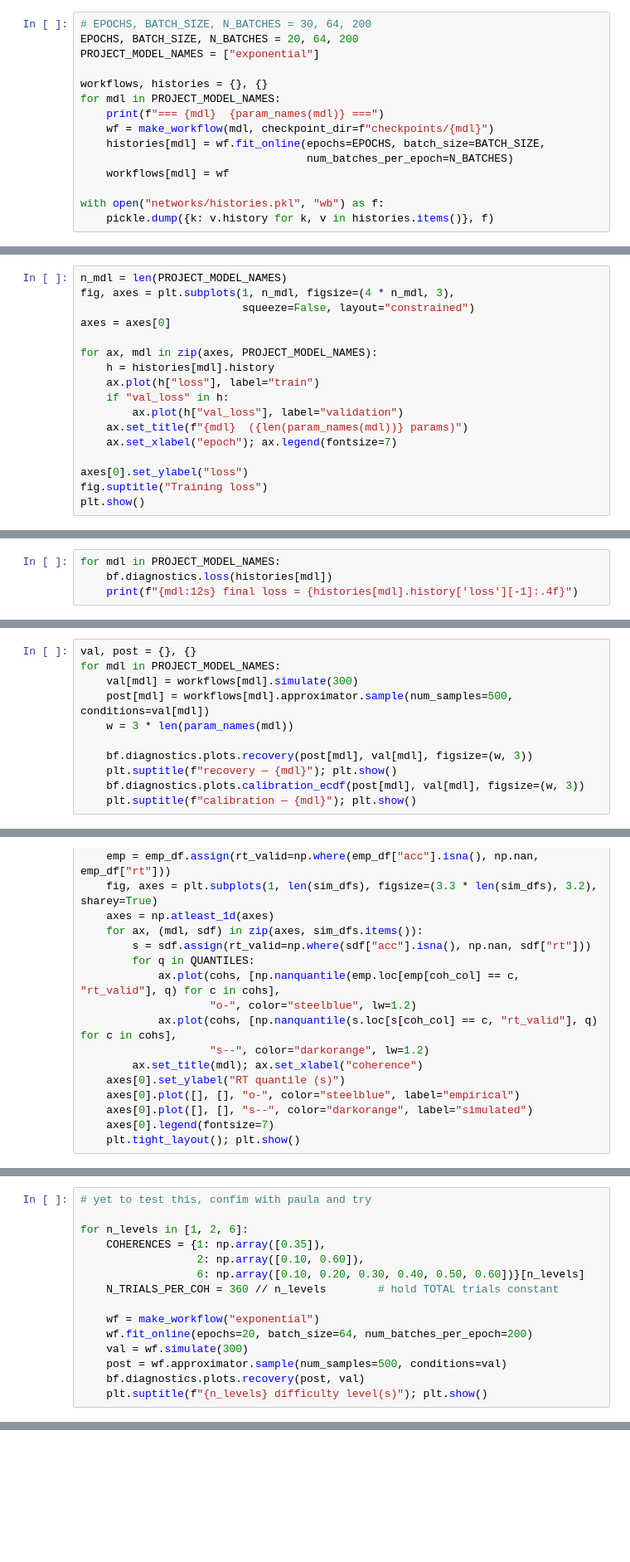
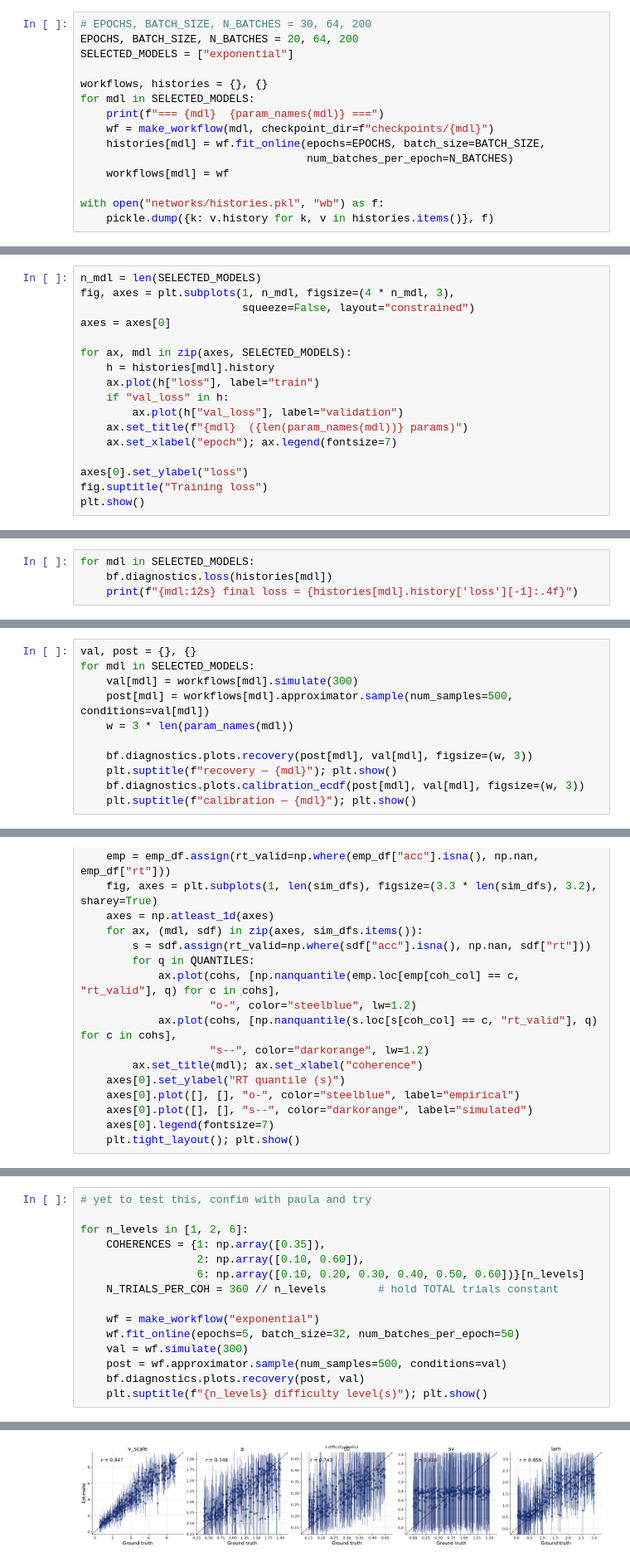
Before and after one commit to dhakalmahima188/Modeling-Non-Linear-Decision-Boundaries-in-DDM, a Jupyter notebook: models/ddm_simulator_v4.ipynb, the cells around one changed output, grey strips where cells are left out. Shown at 83% size. Saved outputs shown, nothing was run; the diff lists cells and outputs as text; blank space fills up the shorter version.

```diff
--- a/models/ddm_simulator_v4.ipynb
+++ b/models/ddm_simulator_v4.ipynb
@@ -324,10 +324,10 @@ print({k: np.asarray(v).shape for k, v in d.items()})
 # %%
 # EPOCHS, BATCH_SIZE, N_BATCHES = 30, 64, 200
 EPOCHS, BATCH_SIZE, N_BATCHES = 20, 64, 200
-PROJECT_MODEL_NAMES = ["exponential"]
+SELECTED_MODELS = ["exponential"]
 
 workflows, histories = {}, {}
-for mdl in PROJECT_MODEL_NAMES:
+for mdl in SELECTED_MODELS:
     print(f"=== {mdl}  {param_names(mdl)} ===")
     wf = make_workflow(mdl, checkpoint_dir=f"checkpoints/{mdl}")
     histories[mdl] = wf.fit_online(epochs=EPOCHS, batch_size=BATCH_SIZE,
@@ -364,12 +364,12 @@ INFO:bayesflow:Training is now finished.
 You can find the trained approximator at 'checkpoints/exponential/ddm_exponential.keras'.
 To load it, use approximator = keras.saving.load_model("checkpoints/exponential/ddm_exponential.keras").
 # %%
-n_mdl = len(PROJECT_MODEL_NAMES)
+n_mdl = len(SELECTED_MODELS)
 fig, axes = plt.subplots(1, n_mdl, figsize=(4 * n_mdl, 3),
                          squeeze=False, layout="constrained")
 axes = axes[0]
 
-for ax, mdl in zip(axes, PROJECT_MODEL_NAMES):
+for ax, mdl in zip(axes, SELECTED_MODELS):
     h = histories[mdl].history
     ax.plot(h["loss"], label="train")
     if "val_loss" in h:
@@ -383,7 +383,7 @@ plt.show()
 # %% [output]
 [figure]
 # %%
-for mdl in PROJECT_MODEL_NAMES:
+for mdl in SELECTED_MODELS:
     bf.diagnostics.loss(histories[mdl])
     print(f"{mdl:12s} final loss = {histories[mdl].history['loss'][-1]:.4f}")
 # %% [output]
@@ -391,7 +391,7 @@ exponential  final loss = -0.6841
 [figure]
 # %%
 val, post = {}, {}
-for mdl in PROJECT_MODEL_NAMES:
+for mdl in SELECTED_MODELS:
     val[mdl] = workflows[mdl].simulate(300)
     post[mdl] = workflows[mdl].approximator.sample(num_samples=500, conditions=val[mdl])
     w = 3 * len(param_names(mdl))
@@ -698,8 +698,9 @@ for n_levels in [1, 2, 6]:
     N_TRIALS_PER_COH = 360 // n_levels        # hold TOTAL trials constant
 
     wf = make_workflow("exponential")
-    wf.fit_online(epochs=20, batch_size=64, num_batches_per_epoch=200)
+    wf.fit_online(epochs=5, batch_size=32, num_batches_per_epoch=50)
     val = wf.simulate(300)
     post = wf.approximator.sample(num_samples=500, conditions=val)
     bf.diagnostics.plots.recovery(post, val)
     plt.suptitle(f"{n_levels} difficulty level(s)"); plt.show()
+# %% [output]
@@ -705,0 +720 @@ for n_levels in [1, 2, 6]:
+[figure, added]
```
Also changed, not shown: parts of 5 cells of this notebook.
